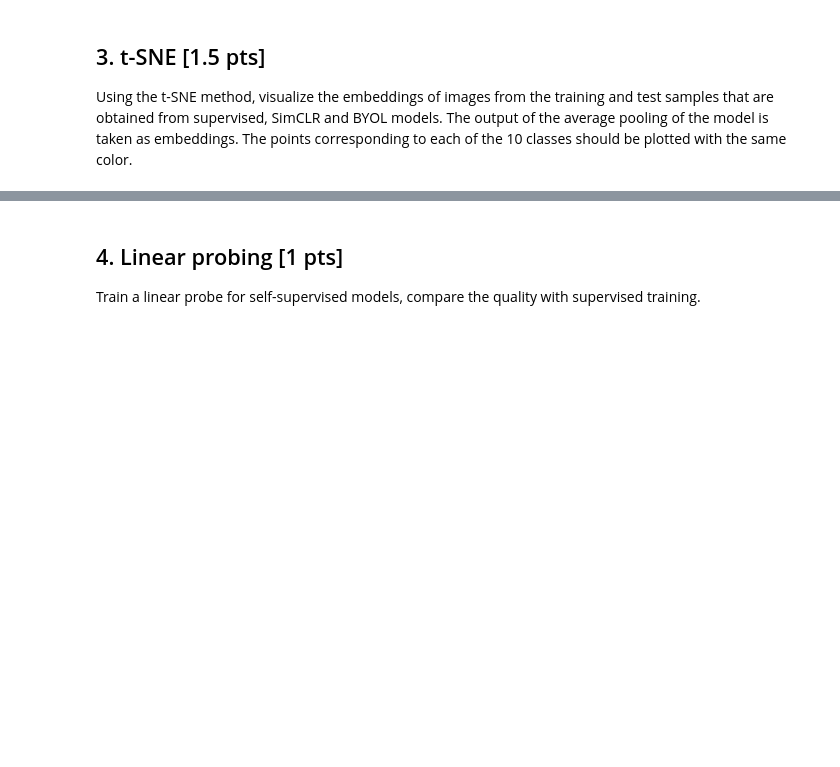
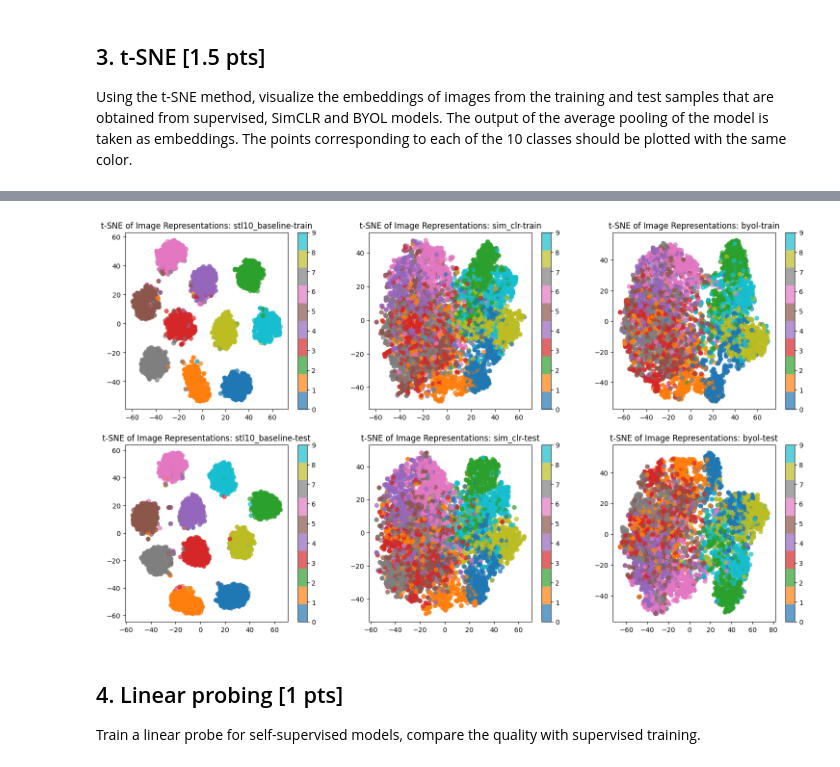
Before and after one commit to MakArtKar/constrastive_learning_lsdl_hw3, a Jupyter notebook: notebooks/homework-week04.ipynb, the cells around one changed output, grey strips where cells are left out. Cells and saved outputs as stored; diff of their text form; code cells hidden in the pictures; blank space fills up the shorter version.

Commit message:
tsne

```diff
--- a/notebooks/homework-week04.ipynb
+++ b/notebooks/homework-week04.ipynb
@@ -67,0 +58,60 @@ model.load_state_dict(torch.load(ckpt_path)['state_dict'])
+# %%
+runs = [
+    {
+        'exp_name': 'stl10_baseline',
+        'ckpt_path': '../logs/report/runs/stl10_baseline/checkpoints/last.ckpt',
+        'extract_resnet': lambda model: model.net,
+    },
+    {
+        'exp_name': 'sim_clr',
+        'ckpt_path': '../logs/report/runs/sim_clr/checkpoints/last.ckpt',
+        'extract_resnet': lambda model: model.net.net,
+    },
+    {
+        'exp_name': 'byol',
+        'ckpt_path': '../logs/report/runs/byol/checkpoints/last.ckpt',
+        'extract_resnet': lambda model: model.net.backbone,
+    },
+]
+# %%
+def get_model(run):
+    with initialize(version_base=None, config_path="../configs"):
+        cfg = compose(config_name="train", overrides=[f"experiment={run['exp_name']}"])
+    model = hydra.utils.instantiate(cfg.model)
+    model.load_state_dict(torch.load(run['ckpt_path'])['state_dict'])
+    return model
+
+
+def process_dataloader(net, dataloader):
+    all_feats, all_labels = [], []
+    for batch in tqdm(data.train_dataloader()):
+        imgs, labels = batch
+        feats = net(imgs.cuda())
+        all_feats.extend(feats.detach().cpu().numpy())
+        all_labels.extend(labels.detach().cpu().numpy())
+    feats = np.array(all_feats)
+    labels = np.array(all_labels, dtype=np.int8)
+    return feats, labels
+
+
+def plot_tsne(embeddings_2d, labels, key, fig, ax):
+    scatter = ax.scatter(embeddings_2d[:, 0], embeddings_2d[:, 1], c=labels, cmap="tab10", alpha=0.7)
+    fig.colorbar(scatter, ticks=range(len(np.unique(labels))))
+    ax.title.set_text(f"t-SNE of Image Representations: {key}")
+
+fig, ax = plt.subplots(2, 3)
+fig.set_size_inches(18.5, 10.5)
+
+for i, run in enumerate(runs):
+    model = get_model(run)
+    net = deepcopy(run['extract_resnet'](model))
+    net.fc = torch.nn.Identity()
+    net.cuda()
+
+    for j, (key, dataloader) in enumerate(zip(('train', 'test'), (data.train_dataloader(), data.test_dataloader()))):
+        feats, labels = process_dataloader(net, dataloader)
+        tsne = TSNE(n_components=2, perplexity=30, random_state=0)
+        embeddings_2d = tsne.fit_transform(feats)
+        plot_tsne(embeddings_2d, labels, f"{run['exp_name']}-{key}", fig, ax[j, i])
+plt.show()
+# %% [output]
@@ -68,3 +123,4 @@ model.load_state_dict(torch.load(ckpt_path)['state_dict'])
+[figure, added]
 # %% [markdown]
 ## 4. Linear probing [1 pts]
 
```
Also changed, not shown: parts of 5 cells of this notebook, 2 other files.
